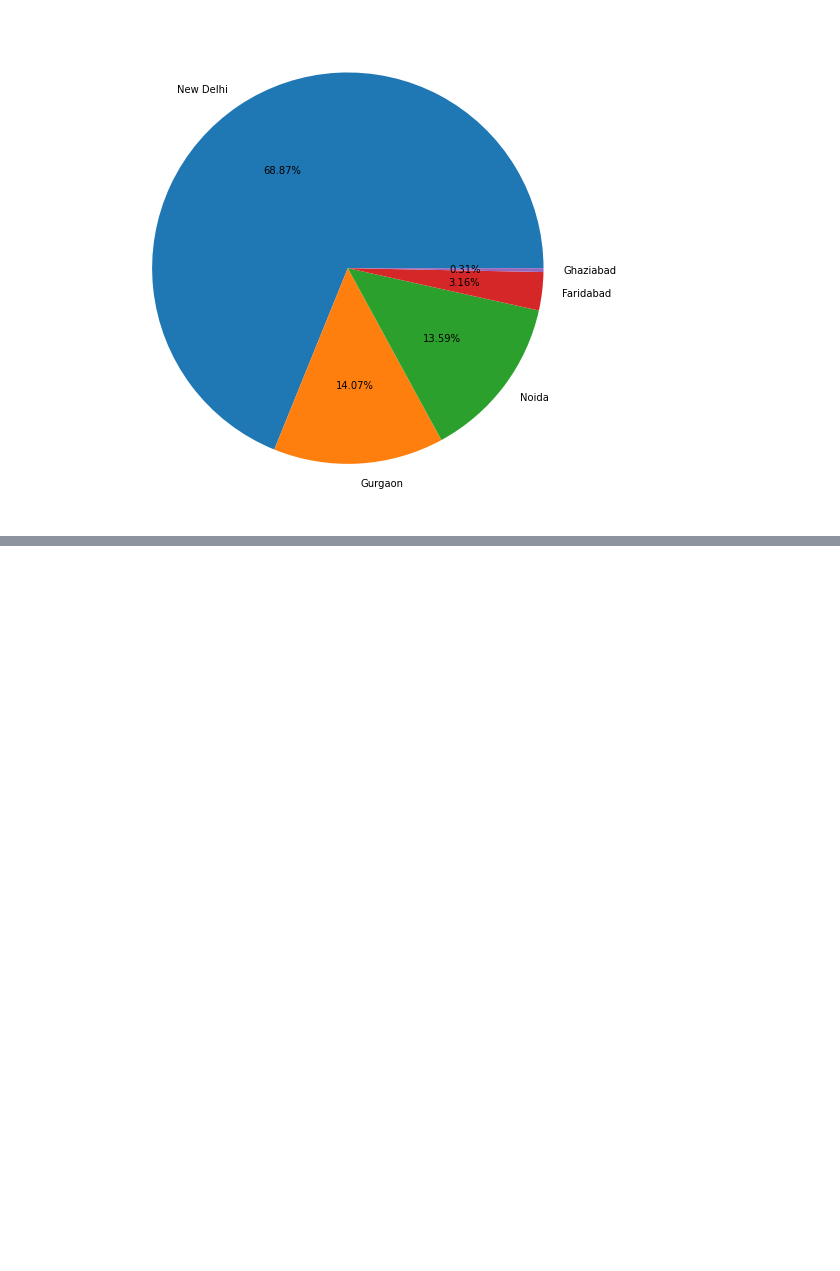
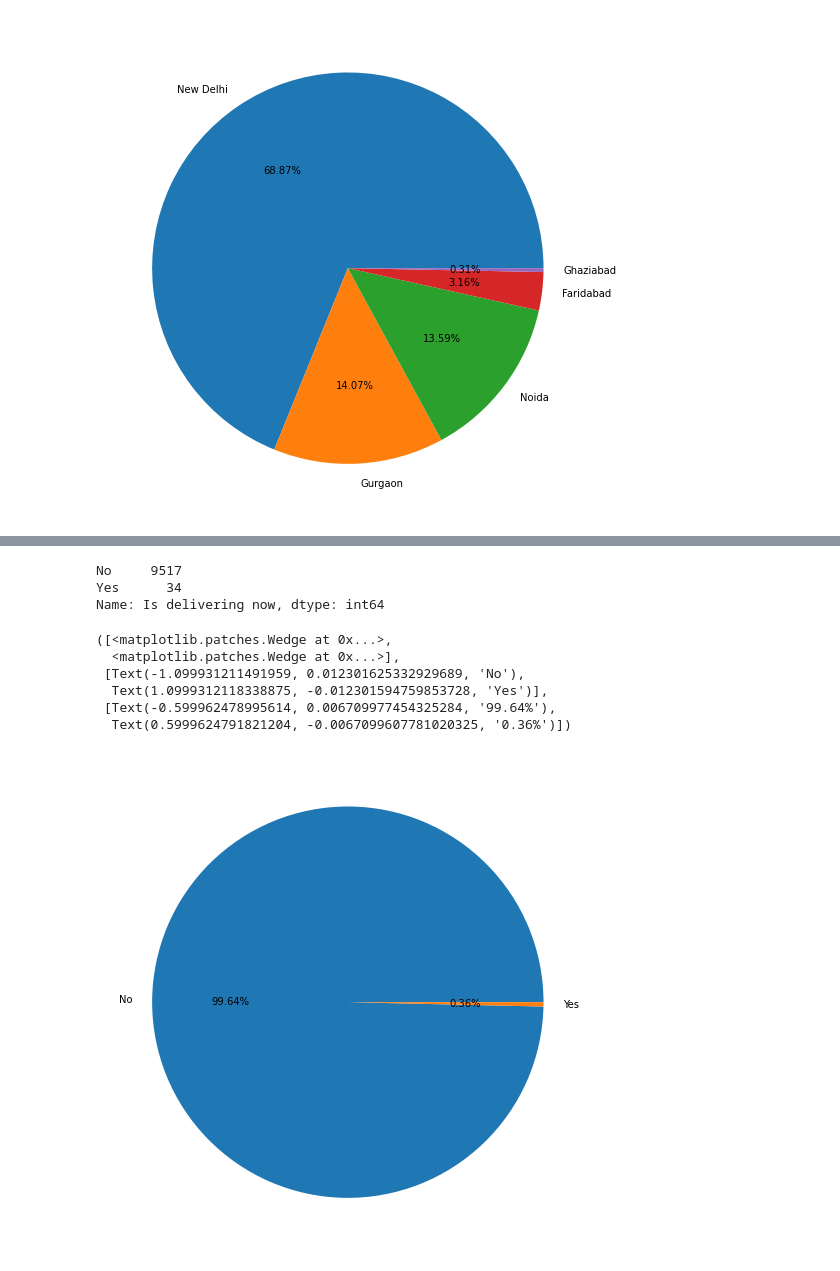
Before and after one commit to chwasiq0569/EDA-Zomato-Dataset, a Jupyter notebook: EDA_Zomato_Dataset.ipynb, the cells around one changed output, grey strips where cells are left out. Drawn from its saved outputs; the diff is of its cells as text; code cells hidden in the pictures; blank space fills up the shorter version.

```diff
--- a/EDA_Zomato_Dataset.ipynb
+++ b/EDA_Zomato_Dataset.ipynb
@@ -296,0 +299,16 @@ final_df['Average Cost for two'].reset_index().sample(15)
+# %%
+final_df['Is delivering now'].value_counts()
+# %% [output]
+No     9517
+Yes      34
+Name: Is delivering now, dtype: int64
+# %%
+plt.pie(final_df['Is delivering now'].value_counts().values, labels=final_df['Is delivering now'].value_counts().index, autopct='%1.2f%%')
+# %% [output]
+([<matplotlib.patches.Wedge at 0x...>,
+  <matplotlib.patches.Wedge at 0x...>],
+ [Text(-1.099931211491959, 0.012301625332929689, 'No'),
+  Text(1.0999312118338875, -0.012301594759853728, 'Yes')],
+ [Text(-0.599962478995614, 0.006709977454325284, '99.64%'),
+  Text(0.5999624791821204, -0.0067099607781020325, '0.36%')])
+[figure, added]
```
Also changed, not shown: parts of 14 cells of this notebook.
